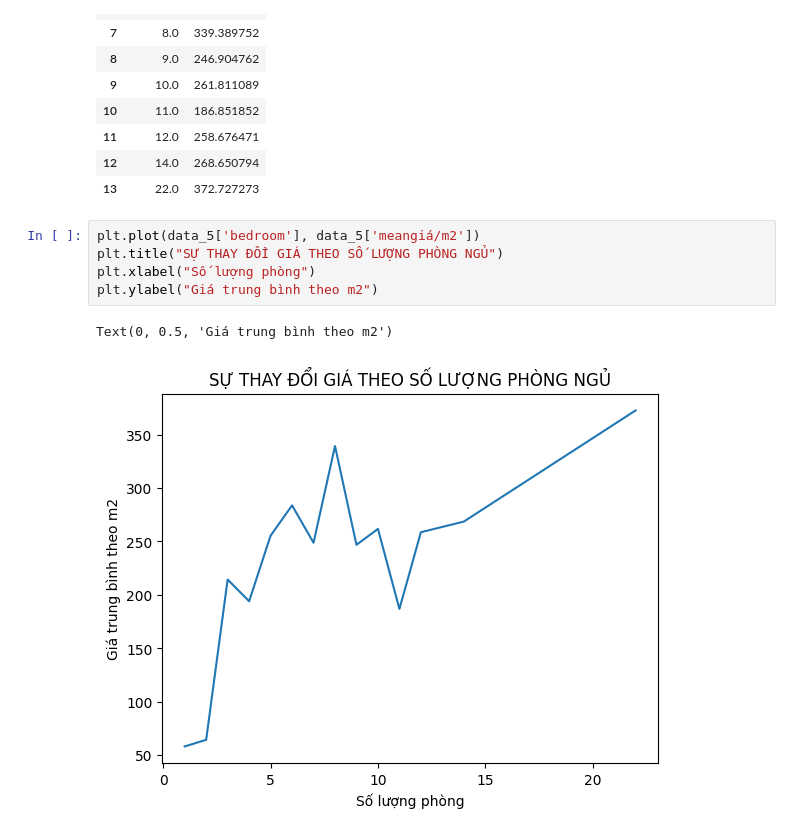
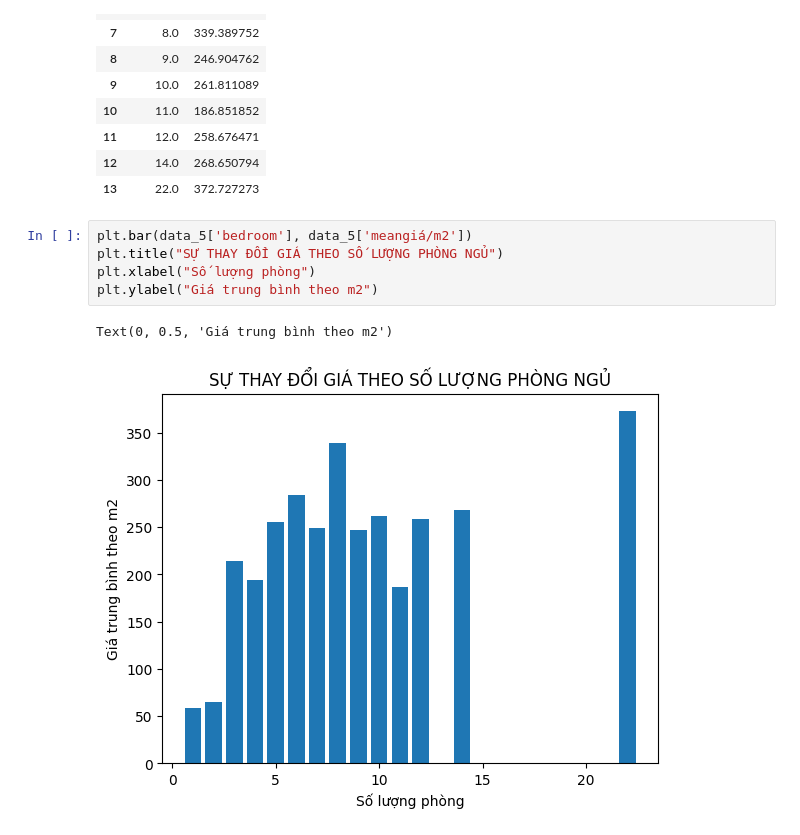
Before and after one commit to vothicamngan/DAP, a Jupyter notebook: baitap_trucquanhoadulieu_pricehouse.ipynb, the cells around one changed output. Drawn from its saved outputs; the diff is of its cells as text.

```diff
--- a/baitap_trucquanhoadulieu_pricehouse.ipynb
+++ b/baitap_trucquanhoadulieu_pricehouse.ipynb
@@ -257,10 +257,10 @@ data_5
 | 12 | 14.0 | 268.650794 |
 | 13 | 22.0 | 372.727273 |
 # %%
-plt.plot(data_5['bedroom'], data_5['meangiá/m2'])
+plt.bar(data_5['bedroom'], data_5['meangiá/m2'])
 plt.title("SỰ THAY ĐỔI GIÁ THEO SỐ LƯỢNG PHÒNG NGỦ")
 plt.xlabel("Số lượng phòng")
 plt.ylabel("Giá trung bình theo m2")
 # %% [output]
 Text(0, 0.5, 'Giá trung bình theo m2')
-[figure, old version]
+[figure, new version]
```
Also changed, not shown: 2 other files.
